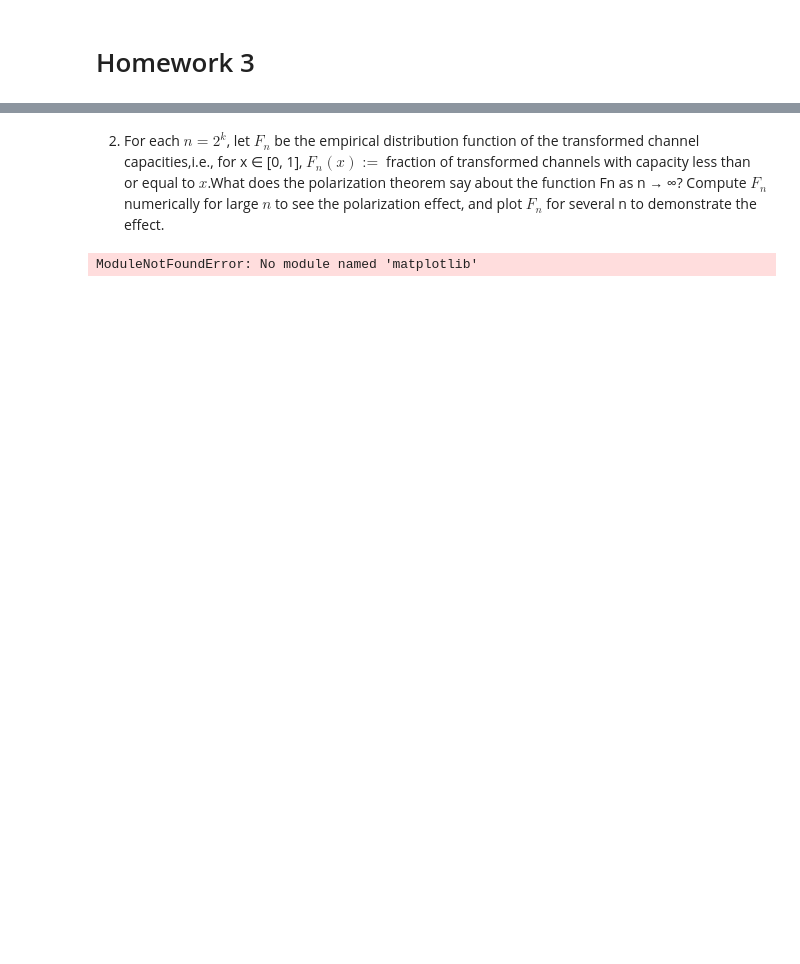
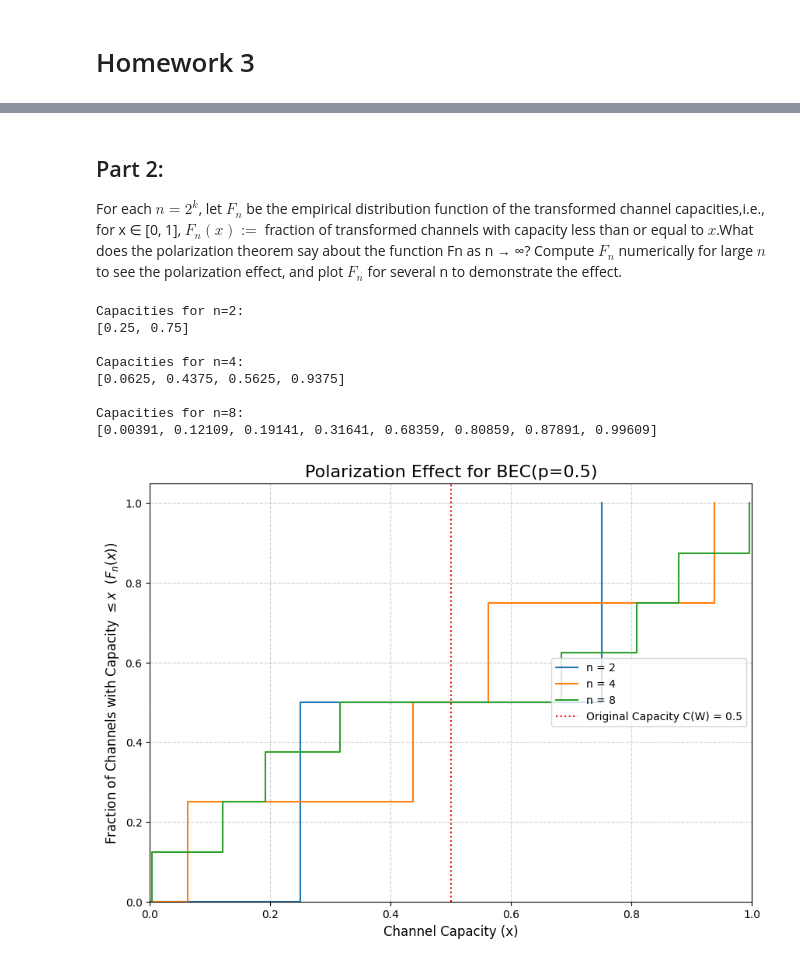
Before and after one commit to NoamMichael/EE229A_HW6, a Jupyter notebook: HW6.ipynb, the cells around one changed output, grey strips where cells are left out. Drawn from its saved outputs; the diff is of its cells as text; code cells hidden in the pictures; blank space fills up the shorter version.

```diff
--- a/HW6.ipynb
+++ b/HW6.ipynb
@@ -59,13 +91,12 @@ ModuleNotFoundError: No module named 'sympy'
 # %% [markdown]
-2. For each $n = 2^k$, let $F_n$ be the empirical distribution function of the transformed channel capacities,i.e., for x ∈ [0, 1], $F_n(x) :=$ fraction of transformed channels with capacity less than or equal to $x$.What does the polarization theorem say about the function Fn as n → ∞? Compute $F_n$ numerically for large $n$ to see the polarization effect, and plot $F_n$ for several n to demonstrate the effect.
+## Part 2:
+For each $n = 2^k$, let $F_n$ be the empirical distribution function of the transformed channel capacities,i.e., for x ∈ [0, 1], $F_n(x) :=$ fraction of transformed channels with capacity less than or equal to $x$.What does the polarization theorem say about the function Fn as n → ∞? Compute $F_n$ numerically for large $n$ to see the polarization effect, and plot $F_n$ for several n to demonstrate the effect.
 # %%
 import matplotlib.pyplot as plt
 
 # --- Setup ---
 p_initial = 0.5  # As specified in the problem, for BEC(0.5)
 max_depth = 3    # We want to plot for n=2, 4, 8 (depths 1, 2, 3)
-
-print(f"Plotting polarization for p={p_initial} up to n={2**max_depth}...")
 
 # Create a figure for our plot
 plt.figure(figsize=(10, 7))
@@ -77,11 +108,8 @@ for depth in range(1, max_depth + 1):
 
     n = 2**depth  # Current N
 
-    # Start with the initial channel probability
     current_level_probs = [p_initial]
 
-    # Run the same iterative loop you wrote, but 'depth' times
-    # to get the probabilities for *this* level
     for _ in range(depth):
         next_level_probs = []
         for prob in current_level_probs:
@@ -89,46 +117,45 @@ for depth in range(1, max_depth + 1):
             next_level_probs.append(p_plus(prob))
         current_level_probs = next_level_probs
 
-    # Now 'current_level_probs' has N numerical erasure probabilities
-
-    # 1. Convert probabilities to capacities
     capacities = [1 - prob for prob in current_level_probs]
 
-    # 2. Sort the capacities to prepare for plotting the CDF
     sorted_capacities = sorted(capacities)
 
-    # 3. Create the X and Y values for the step plot (CDF)
+
     # x-values are the capacities, starting at 0
     x_values = [0] + sorted_capacities
 
     # y-values are the cumulative probabilities (0, 1/n, 2/n, ..., n/n)
     y_values = [0] + [(i + 1) / n for i in range(n)]
 
     # 4. Plot this CDF
     plt.step(x_values, y_values, where='post', label=f'n = {n}')
 
-    # Print the capacities for this N
     print(f"\nCapacities for n={n}:")
     print([round(c, 5) for c in sorted_capacities])
 
-# --- Final Plot Formatting ---
+# --- Final Plot Formatting ---------------------------------------------
 plt.title(f'Polarization Effect for BEC(p={p_initial})', fontsize=16)
 plt.xlabel('Channel Capacity (x)', fontsize=12)
-plt.ylabel('Fraction of Channels with Capacity $\leq x$  ($F_n(x)$)', fontsize=12)
+plt.ylabel('Fraction of Channels with Capacity $\\leq x$  ($F_n(x)$)', fontsize=12)
 plt.legend(loc='center right')
 plt.grid(True, linestyle='--', alpha=0.6)
 
-# Set axis limits to clearly show the 0-1 range
 plt.xlim(0, 1)
 plt.ylim(0, 1.05)
 
-# Add a vertical line at p=0.5 to show the original capacity
 plt.axvline(x=(1-p_initial), color='red', linestyle=':',
             label=f'Original Capacity C(W) = {1-p_initial}')
 plt.legend(loc='center right') # Call legend again to include axvline
 
-# Show the plot
-print("\nDisplaying plot...")
 plt.show()
 # %% [output]
-ModuleNotFoundError: No module named 'matplotlib'
+Capacities for n=2:
+[0.25, 0.75]
+
+Capacities for n=4:
+[0.0625, 0.4375, 0.5625, 0.9375]
+
+Capacities for n=8:
+[0.00391, 0.12109, 0.19141, 0.31641, 0.68359, 0.80859, 0.87891, 0.99609]
+[figure, added]
```
Also changed, not shown: parts of 11 cells of this notebook.
